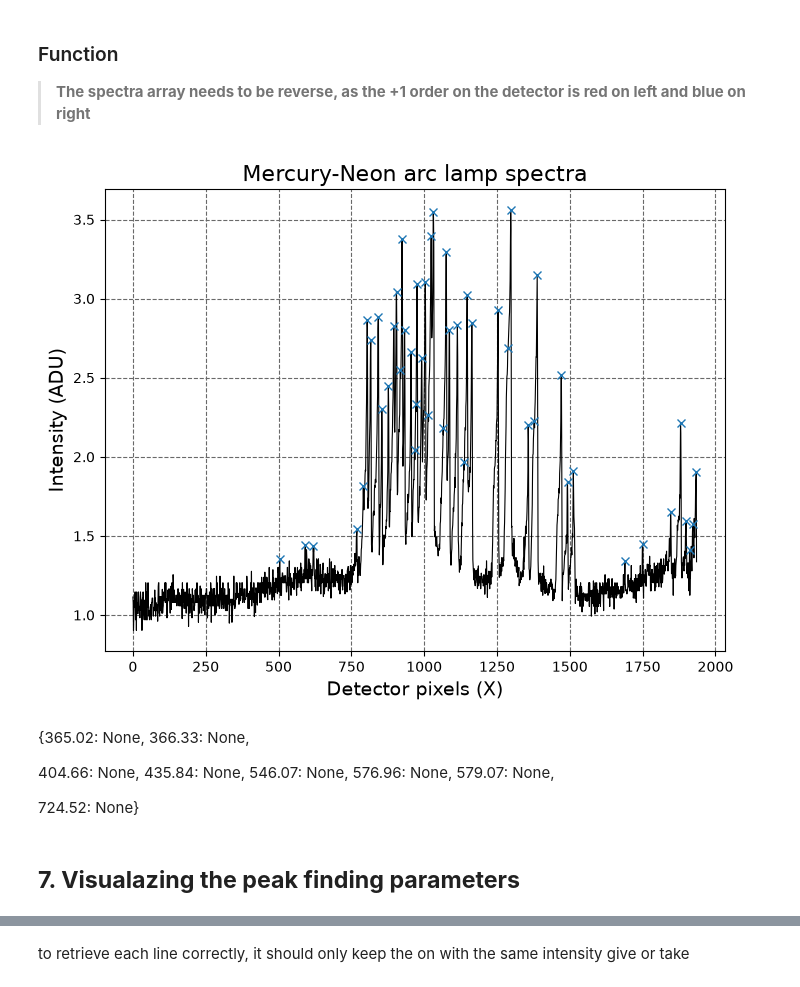
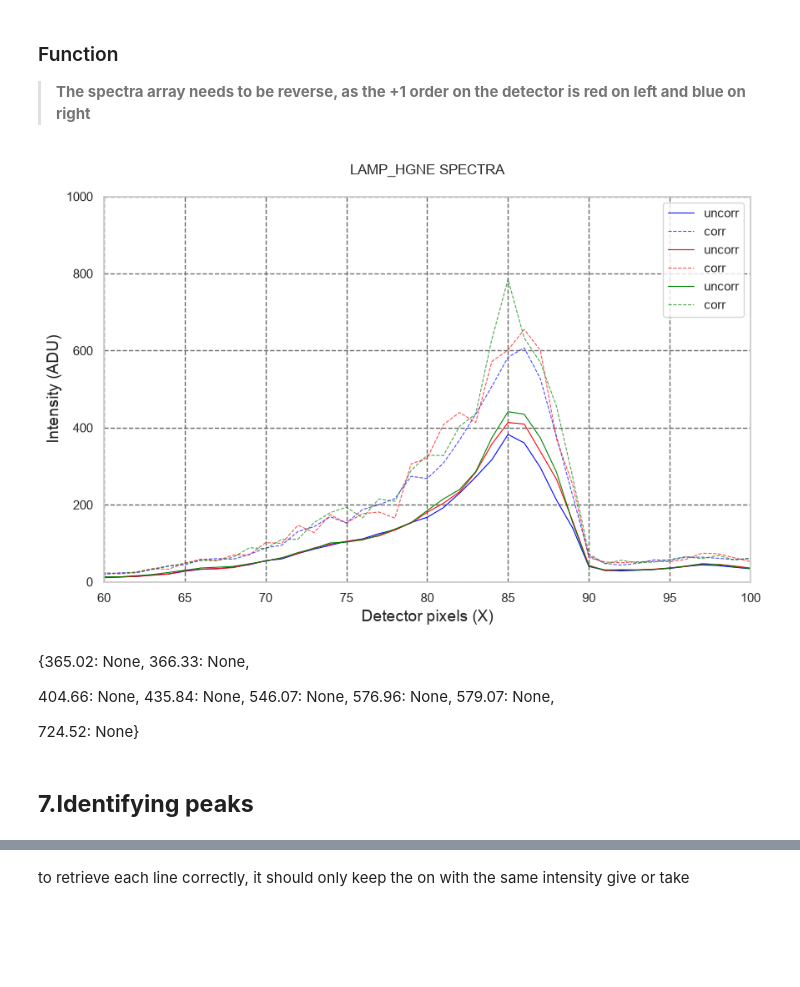
Before and after one commit to lalygator/cmos-software, a Jupyter notebook: data_analysis.ipynb, the cells around one changed output, grey strips where cells are left out. Saved outputs shown, nothing was run; the diff lists cells and outputs as text; code cells hidden in the pictures; blank space fills up the shorter version.

```diff
--- a/data_analysis.ipynb
+++ b/data_analysis.ipynb
@@ -40,7 +40,7 @@ To create them, there are different type of stacking mode ([source](https://astr
 # %%
 def master_bias(object_name, exp_time=200):
     bias_folder = f"{object_name}/BIAS_{exp_time}"
-    bias_files = os.listdir(bias_folder)
+    bias_files = sorted(os.listdir(bias_folder))
     biases = np.zeros((MAX_H,MAX_W,len(bias_files)), dtype=np.float32)
 
     for i, bias in tqdm(enumerate(bias_files)): # loop for each bias in the bias folder
@@ -88,7 +88,7 @@ Cette méthode est la plus rigoureuse car elle te permettra plus tard (si tu le
 # %%
 def master_dark(object_name,exp_time, master_bias):
     dark_folder = f"TRUE_DARK_{exp_time}_1/DARK_{exp_time}"
-    dark_files = os.listdir(dark_folder)
+    dark_files = sorted(os.listdir(dark_folder))
     darks = np.zeros((MAX_H,MAX_W,len(dark_files)), dtype=np.float32)
 
     for i, dark in tqdm(enumerate(dark_files)): # loop for each bias in the bias folder
@@ -125,7 +125,7 @@ Similarly to the master dark, we will substract the bias for each flat frame
 # %%
 def master_flat(object_name,exp_time, master_bias):
     flat_folder = f"TEST_FLAT/FLAT_{exp_time}"
-    flat_files = os.listdir(flat_folder)
+    flat_files = sorted(os.listdir(flat_folder))
     flats = np.zeros((MAX_H,MAX_W,len(flat_files)), dtype=np.float32)
 
     for i, flat in tqdm(enumerate(flat_files)): # loop for each bias in the bias folder
@@ -162,16 +192,16 @@ plt.show()
 # %%
 def master_science(object_name, exp_time, m_bias, m_dark, m_flat):
     science_folder = f"{object_name}/SCIENCE_{exp_time}"
-    science_files = os.listdir(science_folder)
+    science_files = sorted(os.listdir(science_folder))
     sciences = np.zeros((MAX_H,MAX_W,len(science_files)), dtype=np.float32)
 
     for i, science in tqdm(enumerate(science_files)): # loop for each bias in the bias folder
         with fits.open(f"{science_folder}/{science}") as hdul: # open fits file
-            sciences[:,:,i] = hdul[0].data.astype(np.float32) - m_bias.astype(np.float32)
+            sciences[:,:,i] = hdul[0].data.astype(np.float32) - m_bias.astype(np.float32) - m_dark.astype(np.float32)
             header = hdul[0].header
 
     master_science_uncorrected = np.median(sciences, axis=2)
-    master_science = (np.median(sciences, axis=2) - m_dark) / m_flat
+    master_science = (np.median(sciences, axis=2)) / m_flat
 
     return master_science,master_science_uncorrected, header
 # %%
@@ -265,37 +307,46 @@ def spectra_plot(m_science, header, log=False, ylines=[0,607,1215],xmin=0,xmax=1
 # %%
 from scipy.optimize import curve_fit
 from scipy.signal import find_peaks
 import numpy as np
 import matplotlib.pyplot as plt
 
+fig, ax = plt.subplots(figsize=(10,6))
+colors = ['blue', 'red', 'green']
+lines = [0,600,1200]
+for i, l in enumerate(lines):
+    data = MASTER_SCIENCE_UNCORR[i,:][::-1]
+    x, y = np.arange(1936), data
 
-data = MASTER_SCIENCE[300,:][::-1]
-x, y = np.arange(1936), data
+    data_corr = MASTER_SCIENCE[i,:][::-1]
+    x, y_corr = np.arange(1936), data_corr
 
-peaks, _ = find_peaks(y, height=10, distance=3, prominence=(10,10000))#,threshold=100)
+    peaks, _ = find_peaks(y, height=10, distance=3, prominence=(10,10000))#,threshold=100)
 
-fig, ax = plt.subplots(figsize=(8,6))
-# mask=[0,2,3,4,5,7,8,9]
-# ax.plot(x,y,c='black',lw=0.8)#,marker='.')
-ax.plot(x,np.log10(y),c='black',lw=0.8)#,marker='.')
 
-ax.plot(peaks, np.log10(y[peaks]), "x")
+    # mask=[0,2,3,4,5,7,8,9]
+    # ax.plot(x,y,c='black',lw=0.8)#,marker='.')
+    # ax.plot(x,np.log10(y),c='black',lw=0.8)#,marker='.')
+    ax.plot(x,(y),c=colors[i],lw=0.8,label='uncorr')#,marker='.')
+    ax.plot(x,(y_corr),c=colors[i],lw=0.8,label='corr', ls='--',alpha=0.7)#,marker='.')
+
+# ax.plot(peaks, np.log10(y[peaks]), "x")
 # ax.plot(peaks[mask], y[peaks][mask], "x")
 # ax.plot(x, np.log1p(MASTER_SCIENCE_UNCORR[600,:][::-1]),alpha=0.6)
 # ax.axvline(x=771,ls='--',alpha=0.7)
 # ax.axvline(x=780,ls='--',alpha=0.7)
 ax.grid(ls='--',c='dimgrey')
 ax.set_xlabel('Detector pixels (X)',fontsize=14)
 ax.set_ylabel('Intensity (ADU)',fontsize=14)
-# ax.set_title(f'{OBJECT_NAME} SPECTRA\n')
-ax.set_title(f'Mercury-Neon arc lamp spectra', fontsize=16)
-
+ax.set_title(f'{OBJECT_NAME} SPECTRA\n')
+# ax.set_title(f'Mercury-Neon arc lamp spectra', fontsize=16)
+# ax.set_xlim(760,790)
+ax.set_xlim(60,100)
+# ax.set_xlim(620,670)
+ax.set_ylim(0,1000)
+ax.legend()
 plt.show()
-# def gaussian_absorption(x, y0, A, mu, sigma):
-#     return y0 + A * np.exp(-((x - mu) ** 2) / (2 * sigma ** 2))
-# peaks[mask]
 # %% [output]
-[figure, old version]
+[figure, new version]
 # %%
 # np.set_printoptions(threshold=np.inf)
 # print(y)
@@ -328,7 +379,7 @@ plt.show()
 
 724.52: None}
 # %% [markdown]
-## **7. Visualazing the peak finding parameters**
+## **7.Identifying peaks**
 # %%
 from scipy.signal import find_peaks
 import numpy as np
```
Also changed, not shown: parts of 51 cells of this notebook.
